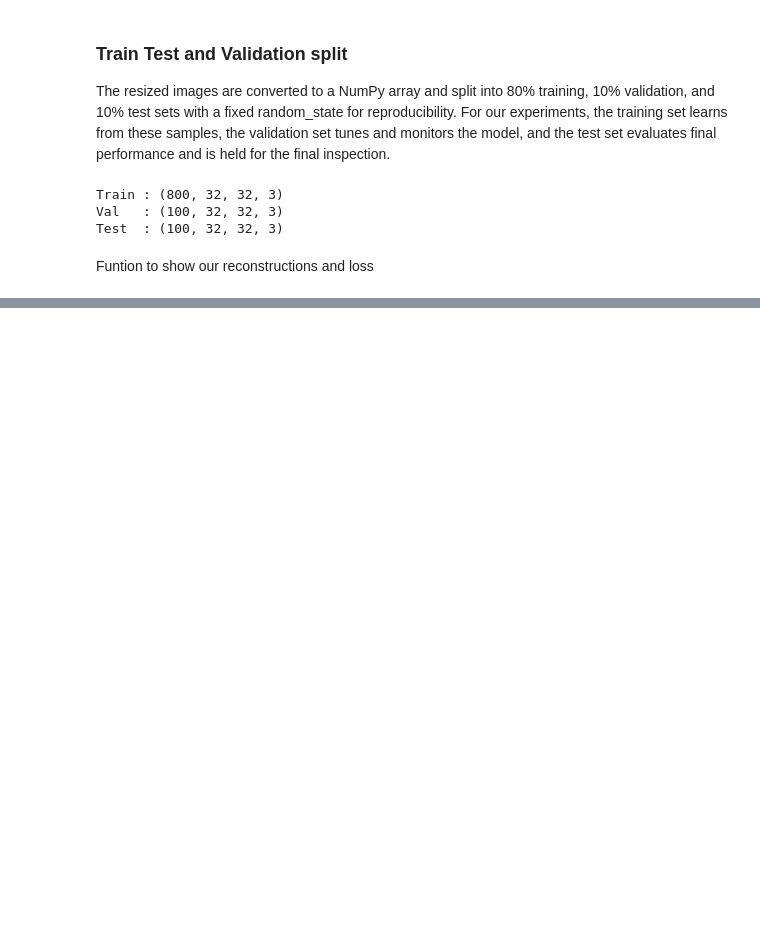
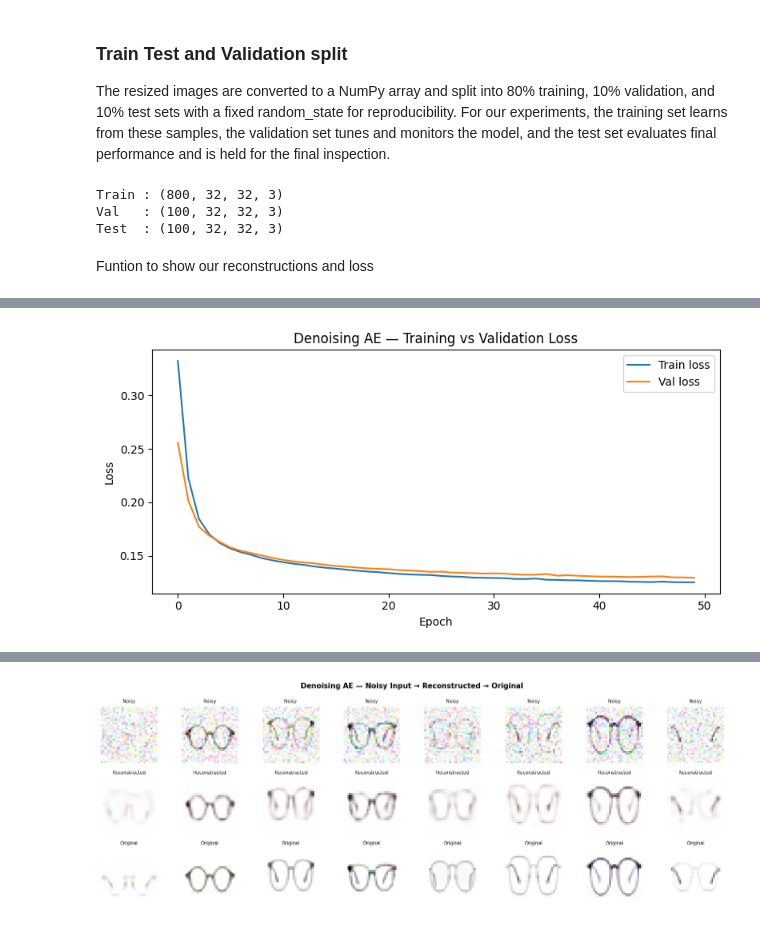
Before and after one commit to AissaBerenice/P1-Deep-Learning-P2026, a Jupyter notebook: notebooks/project_1.ipynb, the cells around one changed output, grey strips where cells are left out. Cells and saved outputs as stored; diff of their text form; code cells hidden in the pictures; blank space fills up the shorter version.

```diff
--- a/notebooks/project_1.ipynb
+++ b/notebooks/project_1.ipynb
@@ -237,0 +434,9 @@ show_reconstructions(deep_ae, X_test, title='Deep AE — Original vs Reconstruct
+# %%
+# Train on NOISY inputs, but the TARGET is the CLEAN image
+history_denoise = denoise_ae.fit(
+    X_train_noisy, X_train,
+    epochs=50,
+    batch_size=32,
+    shuffle=True,
+    validation_data=(X_val_noisy, X_val)
+)
@@ -237,0 +461,26 @@ show_reconstructions(deep_ae, X_test, title='Deep AE — Original vs Reconstruct
+# %%
+# Plot loss curves and reconstructions, but the reconsruction also shows the noised image
+
+plot_loss(history_denoise, title='Denoising AE — Training vs Validation Loss')
+
+reconstructed_clean = denoise_ae.predict(X_test_noisy[:8])
+
+fig, axes = plt.subplots(3, 8, figsize=(14, 5))
+fig.suptitle('Denoising AE — Noisy Input → Reconstructed → Original', fontsize=11, fontweight='bold')
+for i in range(8):
+    axes[0, i].imshow(X_test_noisy[i])
+    axes[0, i].axis('off')
+    axes[0, i].set_title('Noisy', fontsize=7)
+
+    axes[1, i].imshow(np.clip(reconstructed_clean[i], 0, 1))
+    axes[1, i].axis('off')
+    axes[1, i].set_title('Reconstructed', fontsize=7)
+
+    axes[2, i].imshow(X_test[i])
+    axes[2, i].axis('off')
+    axes[2, i].set_title('Original', fontsize=7)
+
+plt.tight_layout()
+plt.show()
+# %% [output]
+[figure, added]
@@ -237,0 +488 @@ show_reconstructions(deep_ae, X_test, title='Deep AE — Original vs Reconstruct
+[figure, added]
```
Also changed, not shown: parts of 22 cells of this notebook.
